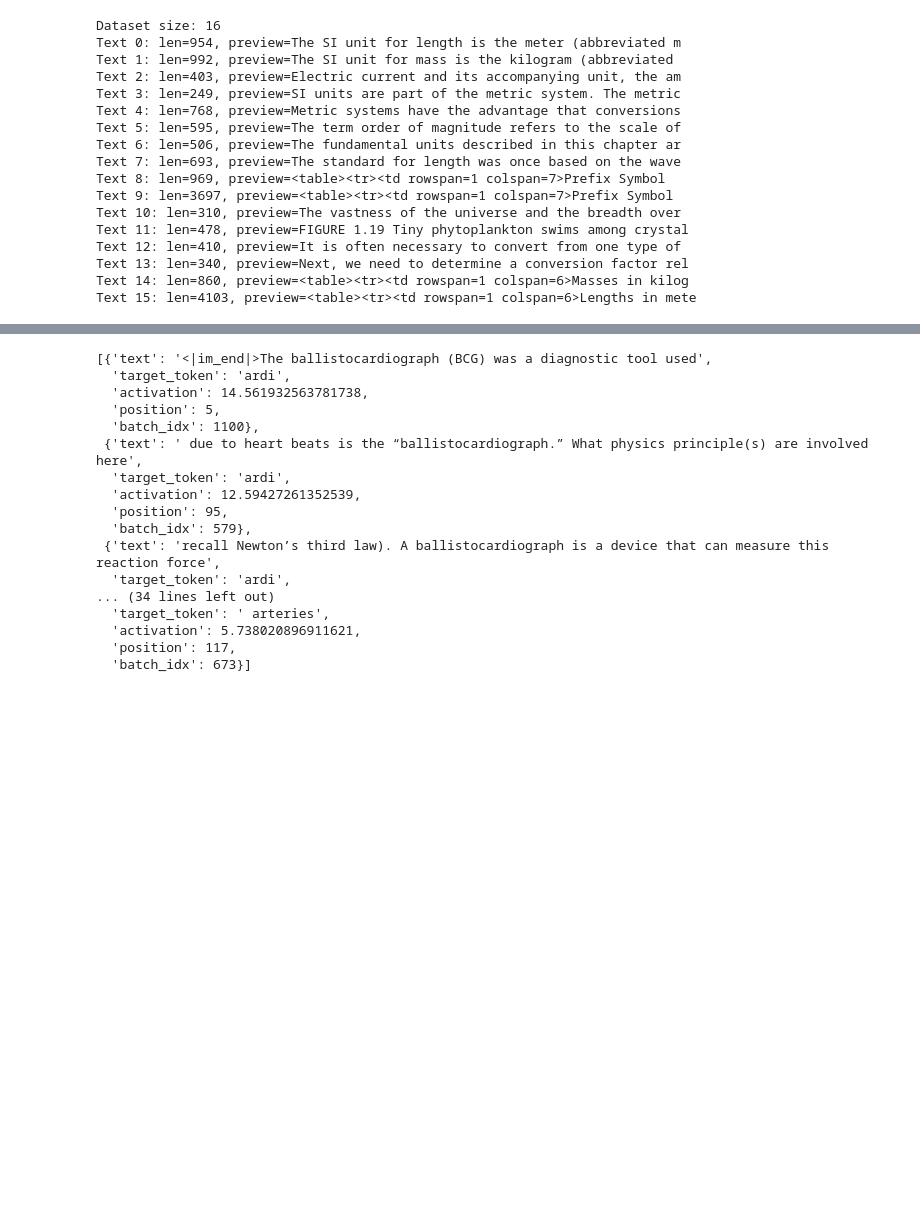
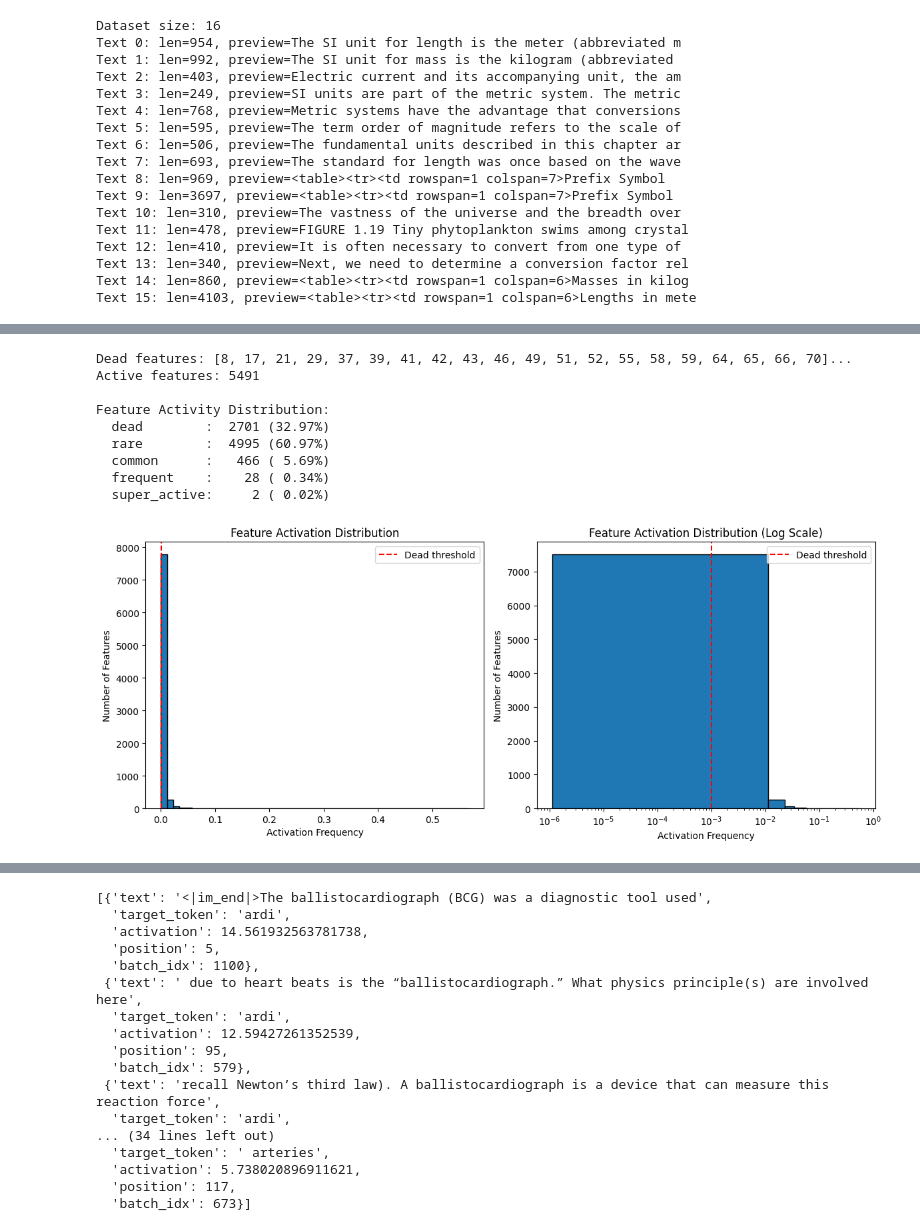
Before and after one commit to TanmayAgarwal123/CRIS_Labs_Spring_2026, a Jupyter notebook: sae_test.ipynb, the cells around one changed output, grey strips where cells are left out. Drawn from its saved outputs; the diff is of its cells as text; code cells hidden in the pictures; blank space fills up the shorter version.

Commit message:
Created full analysis pipeline and ran it to get results

```diff
--- a/sae_test.ipynb
+++ b/sae_test.ipynb
@@ -203,16 +186,13 @@ analyzer = SAEAnalyzer(
     sae_path=qwen3_06B_l12_resid_file_path,
     layer=12,
     hook_name='hook_resid_post',
-    dataset=large_text_list
+    dataset=chemistry_texts
 )
 
 results = analyzer.run_full_analysis(
-    batch_size=8,
+    batch_size=16,
     save_path='analysis_results.json'
 )
-
-# Find interesting examples
-examples = analyzer.find_max_activating_examples(feature_idx=100, top_k=10)
 # %% [output]
 ✓ Loaded SAE from qwen3_06B.blocks.12.hook_resid_post.sae.sparsity40.mse0.001.kl0.01.physics10.exp8
 ✓ Model and SAE on device: cuda:0
@@ -266,0 +246,72 @@ Finding max activating examples for feature 100...
+# %%
+feature_freq = results['feature_freq']
+dead_features = results['dead_features']
+dead_indices = dead_features['dead_indices']
+print(f"Dead features: {dead_indices[:20]}...")
+
+active_indices = [i for i in range(len(feature_freq)) if i not in dead_indices]
+print(f"Active features: {len(active_indices)}")
+
+feature_freq_array = np.array(feature_freq)
+
+# Categorize features by activity level
+categories = {
+    'dead': (feature_freq_array < 0.001).sum(),
+    'rare': ((feature_freq_array >= 0.001) & (feature_freq_array < 0.01)).sum(),
+    'common': ((feature_freq_array >= 0.01) & (feature_freq_array < 0.1)).sum(),
+    'frequent': ((feature_freq_array >= 0.1) & (feature_freq_array < 0.5)).sum(),
+    'super_active': (feature_freq_array >= 0.5).sum()
+}
+
+print("\nFeature Activity Distribution:")
+for cat, count in categories.items():
+    pct = 100 * count / len(feature_freq)
+    print(f"  {cat:12s}: {count:5d} ({pct:5.2f}%)")
+
+
+plt.figure(figsize=(12, 5))
+# Linear scale
+plt.subplot(1, 2, 1)
+plt.hist(feature_freq_array, bins=50, edgecolor='black')
+plt.xlabel('Activation Frequency')
+plt.ylabel('Number of Features')
+plt.title('Feature Activation Distribution')
+plt.axvline(0.001, color='red', linestyle='--', label='Dead threshold')
+plt.legend()
+
+# Log scale
+plt.subplot(1, 2, 2)
+plt.hist(feature_freq_array[feature_freq_array > 0], bins=50, edgecolor='black')
+plt.xlabel('Activation Frequency')
+plt.ylabel('Number of Features')
+plt.title('Feature Activation Distribution (Log Scale)')
+plt.xscale('log')
+plt.axvline(0.001, color='red', linestyle='--', label='Dead threshold')
+plt.legend()
+
+plt.tight_layout()
+plt.savefig('feature_activity_distribution.png', dpi=150)
+plt.show()
+
+# Find most and least active features
+active_freq = [(i, freq) for i, freq in enumerate(feature_freq) if freq > 0]
+active_freq.sort(key=lambda x: x[1], reverse=True)
+
+print("\nTop 10 Most Active Features:")
+for i, (feat_idx, freq) in enumerate(active_freq[:10]):
+    print(f"  {i+1}. Feature {feat_idx:4d}: {freq:.4f} ({freq*100:.2f}% of tokens)")
+
+print("\nTop 10 Least Active (but not dead) Features:")
+for i, (feat_idx, freq) in enumerate(active_freq[-10:]):
+    print(f"  {i+1}. Feature {feat_idx:4d}: {freq:.6f} ({freq*100:.4f}% of tokens)")
+# %% [output]
+Dead features: [8, 17, 21, 29, 37, 39, 41, 42, 43, 46, 49, 51, 52, 55, 58, 59, 64, 65, 66, 70]...
+Active features: 5491
+
+Feature Activity Distribution:
+  dead        :  2701 (32.97%)
+  rare        :  4995 (60.97%)
+  common      :   466 ( 5.69%)
+  frequent    :    28 ( 0.34%)
+  super_active:     2 ( 0.02%)
+[figure, added]
```
Also changed, not shown: parts of 15 cells of this notebook, 16 other files.
